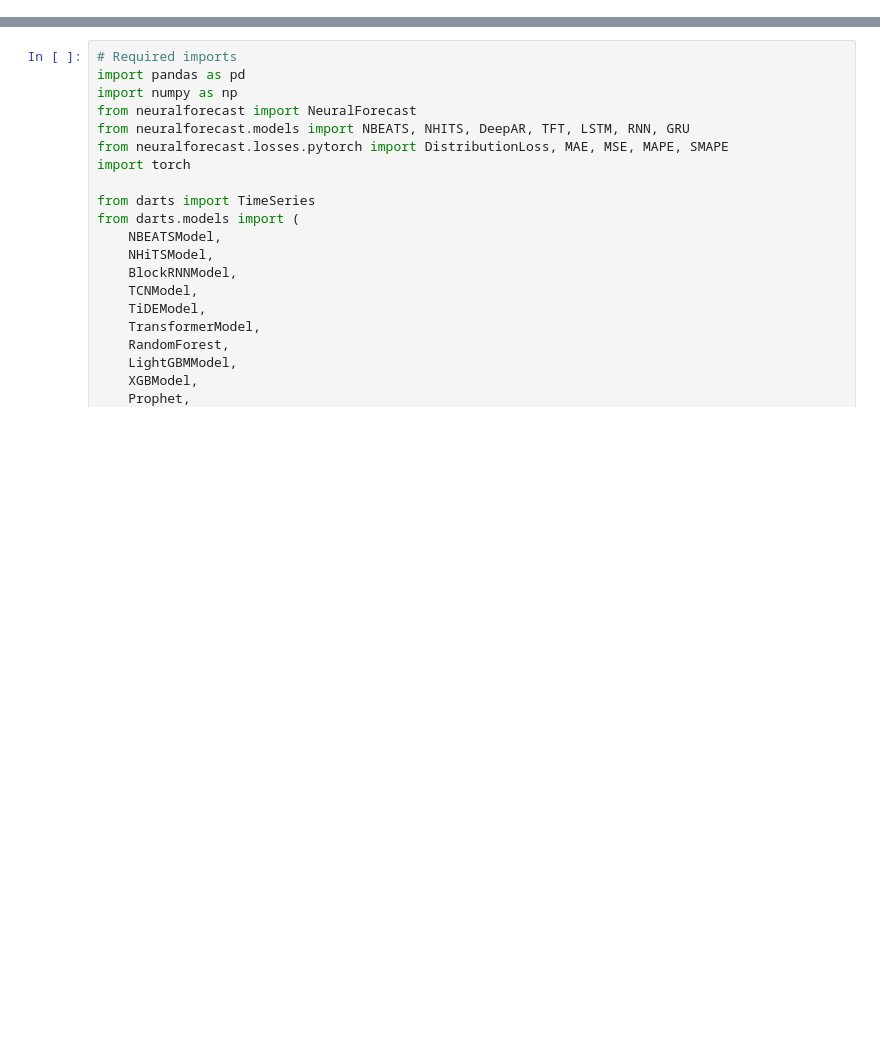
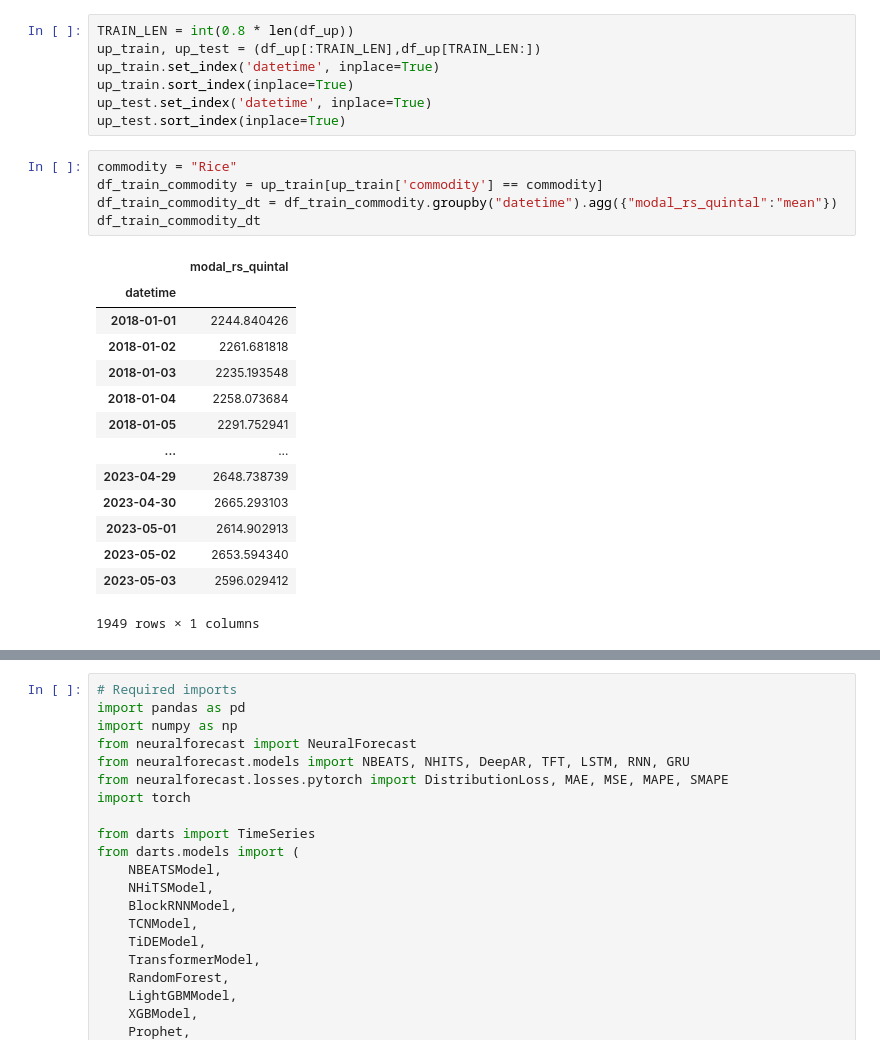
Before and after one commit to mashriram/sih_2024, a Jupyter notebook: src/08_all_models.ipynb, the cells around one changed output, grey strips where cells are left out. Cells and saved outputs as stored; diff of their text form; blank space fills up the shorter version.

```diff
--- a/src/08_all_models.ipynb
+++ b/src/08_all_models.ipynb
@@ -0,0 +24,27 @@
+# %%
+TRAIN_LEN = int(0.8 * len(df_up))
+up_train, up_test = (df_up[:TRAIN_LEN],df_up[TRAIN_LEN:])
+up_train.set_index('datetime', inplace=True)
+up_train.sort_index(inplace=True)
+up_test.set_index('datetime', inplace=True)
+up_test.sort_index(inplace=True)
+# %%
+commodity = "Rice"
+df_train_commodity = up_train[up_train['commodity'] == commodity]
+df_train_commodity_dt = df_train_commodity.groupby("datetime").agg({"modal_rs_quintal":"mean"})
+df_train_commodity_dt
+# %% [output]
+|  | modal_rs_quintal |
+| datetime |  |
+| 2018-01-01 | 2244.840426 |
+| 2018-01-02 | 2261.681818 |
+| 2018-01-03 | 2235.193548 |
+| 2018-01-04 | 2258.073684 |
+| 2018-01-05 | 2291.752941 |
+| ... | ... |
+| 2023-04-29 | 2648.738739 |
+| 2023-04-30 | 2665.293103 |
+| 2023-05-01 | 2614.902913 |
+| 2023-05-02 | 2653.594340 |
+| 2023-05-03 | 2596.029412 |
+1949 rows × 1 columns
```
Also changed, not shown: parts of 7 cells of this notebook, 1 other file.
